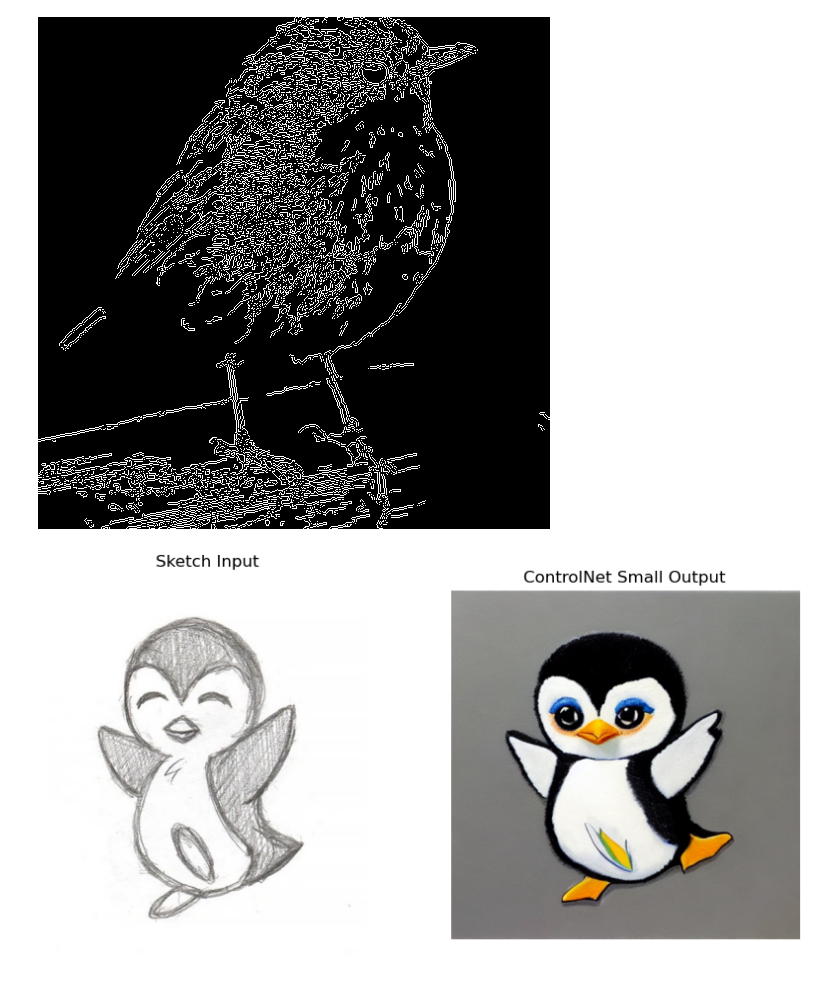
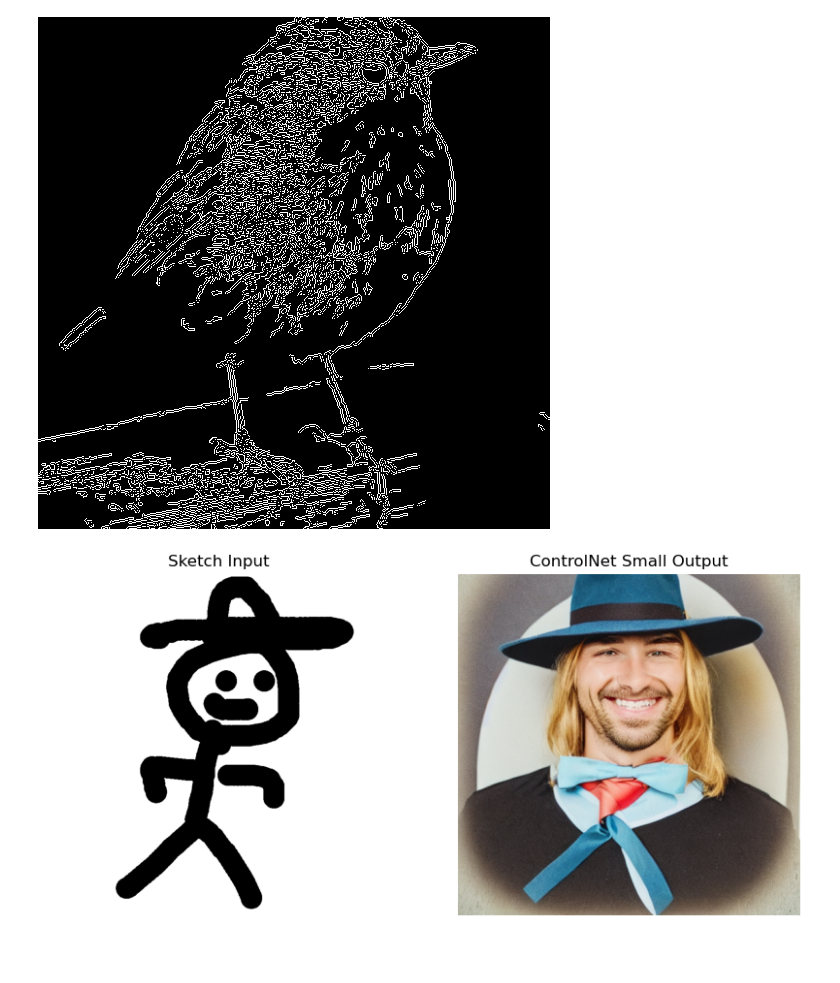
Before and after one commit to SteMor1/multimodal-sketch2img, a Jupyter notebook: ControlNet-Test/ExperimentsWithControlNet.ipynb, the cells around one changed output. Cells and saved outputs as stored; diff of their text form; code cells hidden in the pictures; blank space fills up the shorter version.

```diff
--- a/ControlNet-Test/ExperimentsWithControlNet.ipynb
+++ b/ControlNet-Test/ExperimentsWithControlNet.ipynb
@@ -46,31 +45,31 @@ def generate_controlnet(sketch_path, prompt="a realistic version the sketch"):
         prompt,
         negative_prompt=negative_prompt,
         image=sketch,
-        num_inference_steps=200,
-        guidance_scale=10,
-        controlnet_conditioning_scale=1.2
+        num_inference_steps=300,
+        guidance_scale=9,
+        controlnet_conditioning_scale=0.5
+
     )
 
     return result.images[0]
 # %%
-prompt = (
-    "Photorealistic image of a bird")
+prompt = ("Generate a photo of a smiling man  with a hat")
 # %%
-sketch_path = "sketch.jpg"
+sketch_path = "man_sketch.png"
 
 output = generate_controlnet(sketch_path, prompt=prompt)
 
 plt.figure(figsize=(10,5))
 plt.subplot(1,2,1)
 plt.title("Sketch Input")
 plt.imshow(Image.open(sketch_path))
 plt.axis("off")
 
 plt.subplot(1,2,2)
 plt.title("ControlNet Small Output")
 plt.imshow(output)
 plt.axis("off")
 
 plt.show()
 # %% [output]
-[figure, old version]
+[figure, new version]
```
Also changed, not shown: parts of 1 cell of this notebook, 1 other file.
